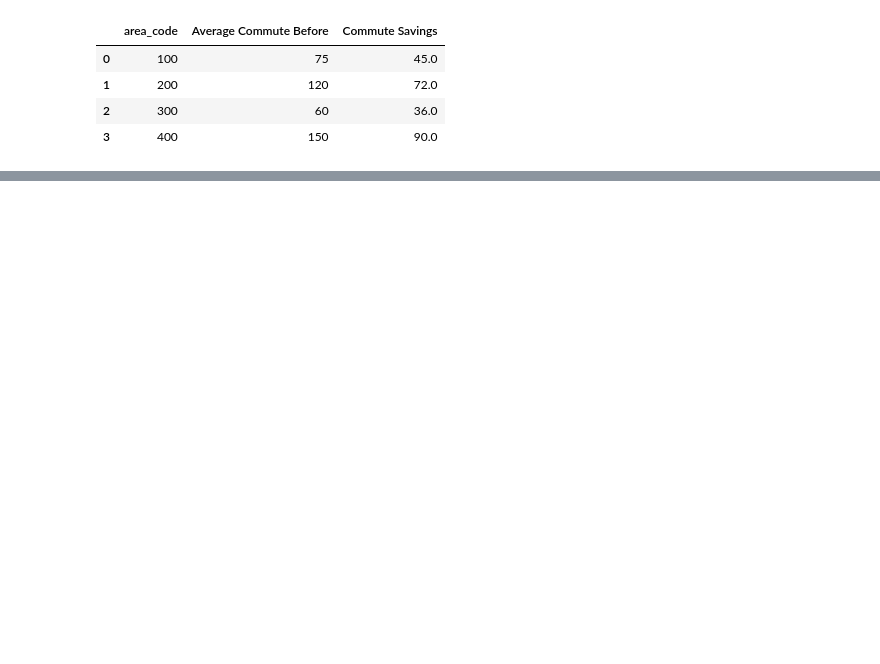
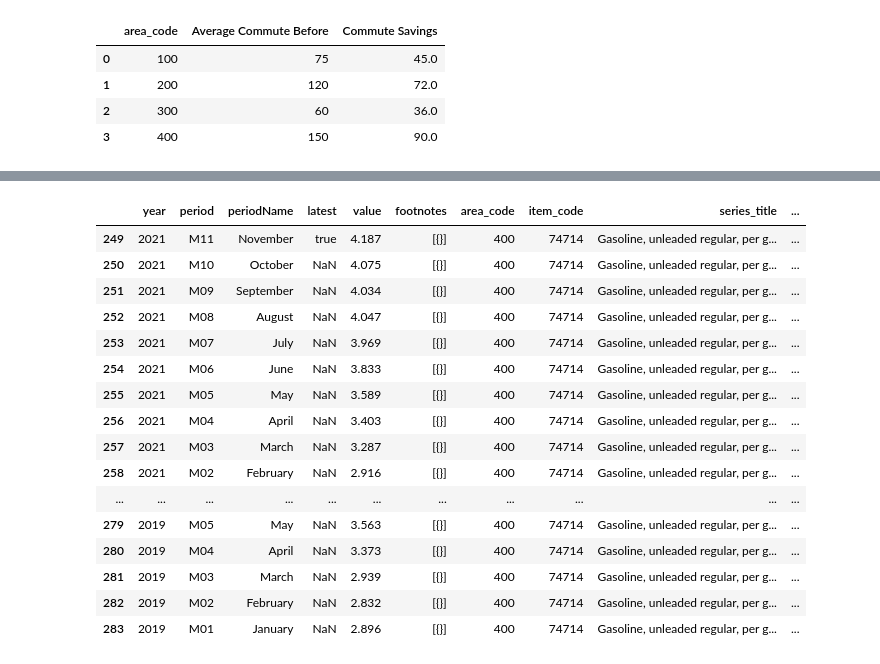
Before and after one commit to thayercasey/project_1, a Jupyter notebook: gas_price_inflation.ipynb, the cells around one changed output, grey strips where cells are left out. Cells and saved outputs as stored; diff of their text form; code cells hidden in the pictures; blank space fills up the shorter version.

```diff
--- a/gas_price_inflation.ipynb
+++ b/gas_price_inflation.ipynb
@@ -114,6 +115,6 @@ weekly_commute_change=1-(2/5)
 #Building a dataframe with commute data per area (0400=West, 0300=South ,0100=NorthEast, 0200=Midwest)
 d = {'area_code': [100,200,300,400], 'Average Commute Before': [75,120,60,150]}
 commute_df = pd.DataFrame(data=d,)
-commute_df.set_index('area_code', inplace=True)
-commute_df[]
+
+commute_df
 # %% [output]
@@ -129,5 +134,5 @@ commute_df
 | 2 | 300 | 60 | 36.0 |
 | 3 | 400 | 150 | 90.0 |
 # %%
-#Merging commute df with the gas prices df
-final_df=pd.merge(gas_df,commute_df, on='area_code')
+gas_df['area_code']=gas_df['area_code'].astype('int64')
+gas_df['value']=gas_df['value'].astype('float')
@@ -135,0 +139,4 @@ ValueError: You are trying to merge on object and int64 columns. If you wish to
+# %%
+#Merging commute df with the gas prices df
+final_df=pd.merge(gas_df,commute_df, how='left', on='area_code')
+final_df
@@ -136 +174,3 @@ ValueError: You are trying to merge on object and int64 columns. If you wish to
 # %%
+final_df['year'] = final_df['year'].astype('int64')
+final_df = final_df[final_df['year'] > 2018]
@@ -138,0 +189,23 @@ KeyError: 'area_code'
+# %%
+#Filtering for west region
+
+west=final_df[final_df['area_code']==400]
+west
+# %% [output]
+|  | year | period | periodName | latest | value | footnotes | area_code | item_code | series_title | ... |
+| 249 | 2021 | M11 | November | true | 4.187 | [{}] | 400 | 74714 | Gasoline, unleaded regular, per g... | ... |
+| 250 | 2021 | M10 | October | NaN | 4.075 | [{}] | 400 | 74714 | Gasoline, unleaded regular, per g... | ... |
+| 251 | 2021 | M09 | September | NaN | 4.034 | [{}] | 400 | 74714 | Gasoline, unleaded regular, per g... | ... |
+| 252 | 2021 | M08 | August | NaN | 4.047 | [{}] | 400 | 74714 | Gasoline, unleaded regular, per g... | ... |
+| 253 | 2021 | M07 | July | NaN | 3.969 | [{}] | 400 | 74714 | Gasoline, unleaded regular, per g... | ... |
+| 254 | 2021 | M06 | June | NaN | 3.833 | [{}] | 400 | 74714 | Gasoline, unleaded regular, per g... | ... |
+| 255 | 2021 | M05 | May | NaN | 3.589 | [{}] | 400 | 74714 | Gasoline, unleaded regular, per g... | ... |
+| 256 | 2021 | M04 | April | NaN | 3.403 | [{}] | 400 | 74714 | Gasoline, unleaded regular, per g... | ... |
+| 257 | 2021 | M03 | March | NaN | 3.287 | [{}] | 400 | 74714 | Gasoline, unleaded regular, per g... | ... |
+| 258 | 2021 | M02 | February | NaN | 2.916 | [{}] | 400 | 74714 | Gasoline, unleaded regular, per g... | ... |
+| ... | ... | ... | ... | ... | ... | ... | ... | ... | ... | ... |
+| 279 | 2019 | M05 | May | NaN | 3.563 | [{}] | 400 | 74714 | Gasoline, unleaded regular, per g... | ... |
+| 280 | 2019 | M04 | April | NaN | 3.373 | [{}] | 400 | 74714 | Gasoline, unleaded regular, per g... | ... |
+| 281 | 2019 | M03 | March | NaN | 2.939 | [{}] | 400 | 74714 | Gasoline, unleaded regular, per g... | ... |
+| 282 | 2019 | M02 | February | NaN | 2.832 | [{}] | 400 | 74714 | Gasoline, unleaded regular, per g... | ... |
+| 283 | 2019 | M01 | January | NaN | 2.896 | [{}] | 400 | 74714 | Gasoline, unleaded regular, per g... | ... |
```
Also changed, not shown: parts of 10 cells of this notebook.
